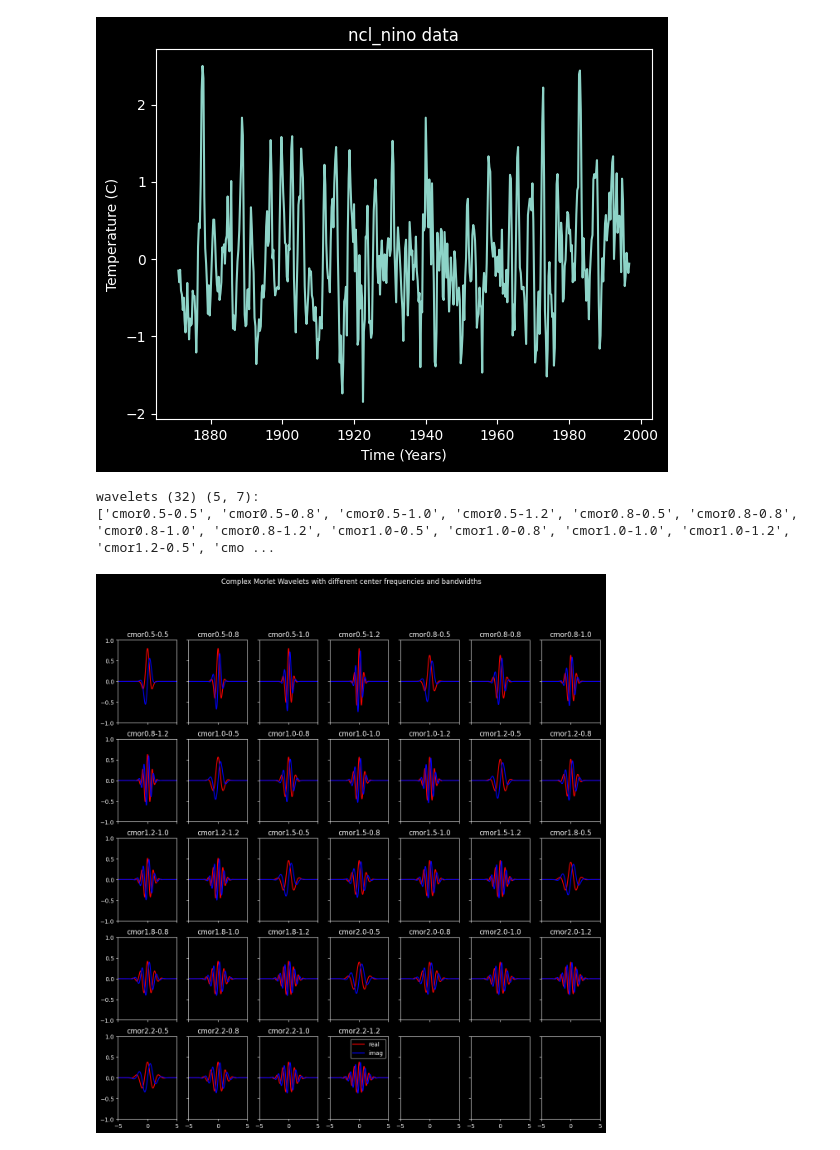
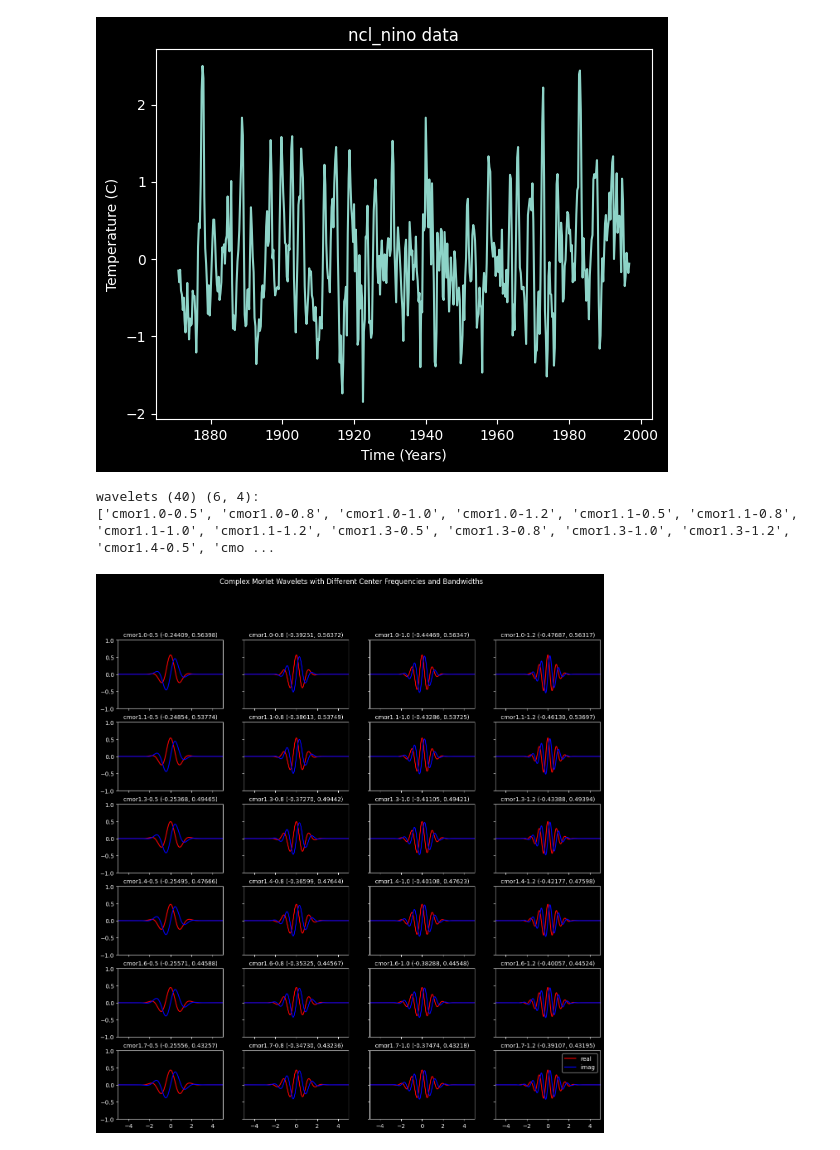
Before and after one commit to cyschneck/wavelet-tutorial, a Jupyter notebook: matching_scales.ipynb, the cells around one changed output. Saved outputs shown, nothing was run; the diff lists cells and outputs as text; code cells hidden in the pictures.

Commit message:
match cmor function with equation output

```diff
--- a/matching_scales.ipynb
+++ b/matching_scales.ipynb
@@ -40,29 +40,29 @@ plt.show()
 # %%
 # PyWavelets complex morlet
 # https://pywavelets.readthedocs.io/en/latest/ref/cwt.html#wavelet-bandwidth-and-center-frequencies
 
 # plot complex morlet wavelets with different center frequencies and bandwidths
-x_range = np.arange(0.5, 2.5, 0.25)#[0.5, 1.5, 2.5]
+x_range = np.arange(1.0, 2.5, 0.15)#[0.5, 1.5, 2.5]
 y_range = np.arange(0.5, 1.5, 0.25)#[0.5, 1.0, 1.5]
 wavelets = [f"cmor{x:.1f}-{y:.1f}" for x in x_range for y in y_range]
 sub_plot_x = int(math.sqrt(len(wavelets)))
 sub_plot_y = len(wavelets) - sub_plot_x**2
 if sub_plot_y == 0: sub_plot_y = sub_plot_x
 print(f"wavelets ({len(wavelets)}) ({sub_plot_x}, {sub_plot_y}): \n{wavelets}")
 fig, axs = plt.subplots(sub_plot_x, sub_plot_y, figsize=(15, 15), sharex=True, sharey=True)
 for ax, wavelet in zip(axs.flatten(), wavelets):
     [psi, x] = pywt.ContinuousWavelet(wavelet).wavefun(10)
     ax.plot(x, np.real(psi), label="real", c="red")
     ax.plot(x, np.imag(psi), label="imag", c="blue")
-    ax.set_title(wavelet)
+    ax.set_title(f"{wavelet} ({np.min(np.real(psi)):.5f}, {np.max(np.real(psi)):.5f})", fontsize=10)
     ax.set_xlim([-5, 5])
     ax.set_ylim([-1, 1])
 ax.legend()
-plt.suptitle("Complex Morlet Wavelets with different center frequencies and bandwidths")
+plt.suptitle("Complex Morlet Wavelets with Different Center Frequencies and Bandwidths")
 plt.show()
 # %% [output]
-wavelets (32) (5, 7):
-['cmor0.5-0.5', 'cmor0.5-0.8', 'cmor0.5-1.0', 'cmor0.5-1.2', 'cmor0.8-0.5', 'cmor0.8-0.8', 'cmor0.8-1.0', 'cmor0.8-1.2', 'cmor1.0-0.5', 'cmor1.0-0.8', 'cmor1.0-1.0', 'cmor1.0-1.2', 'cmor1.2-0.5', 'cmo ...
+wavelets (40) (6, 4):
+['cmor1.0-0.5', 'cmor1.0-0.8', 'cmor1.0-1.0', 'cmor1.0-1.2', 'cmor1.1-0.5', 'cmor1.1-0.8', 'cmor1.1-1.0', 'cmor1.1-1.2', 'cmor1.3-0.5', 'cmor1.3-0.8', 'cmor1.3-1.0', 'cmor1.3-1.2', 'cmor1.4-0.5', 'cmo ...
-[figure, old version]
+[figure, new version]
 # %%
 def complex_morlet_pywavelets(time_step, B, C):
```
Also changed, not shown: parts of 3 cells of this notebook.
